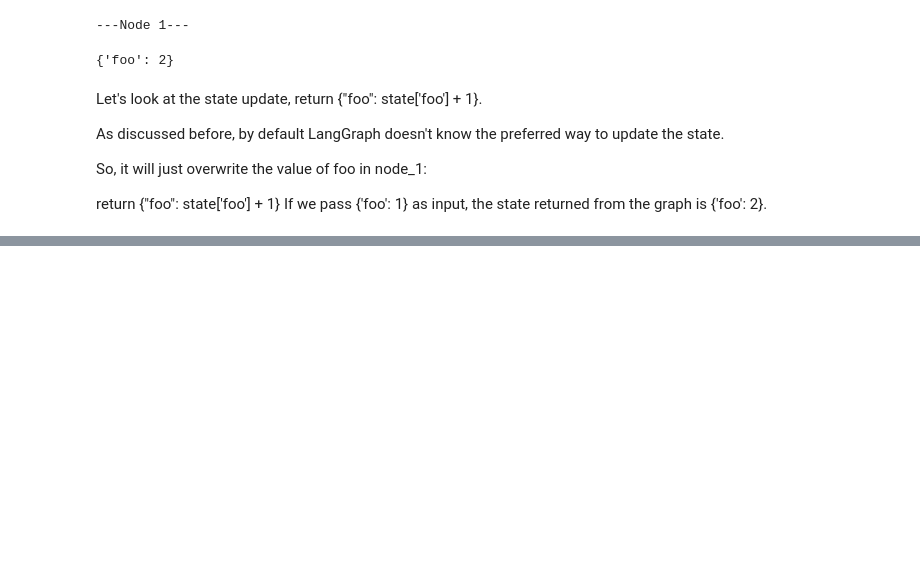
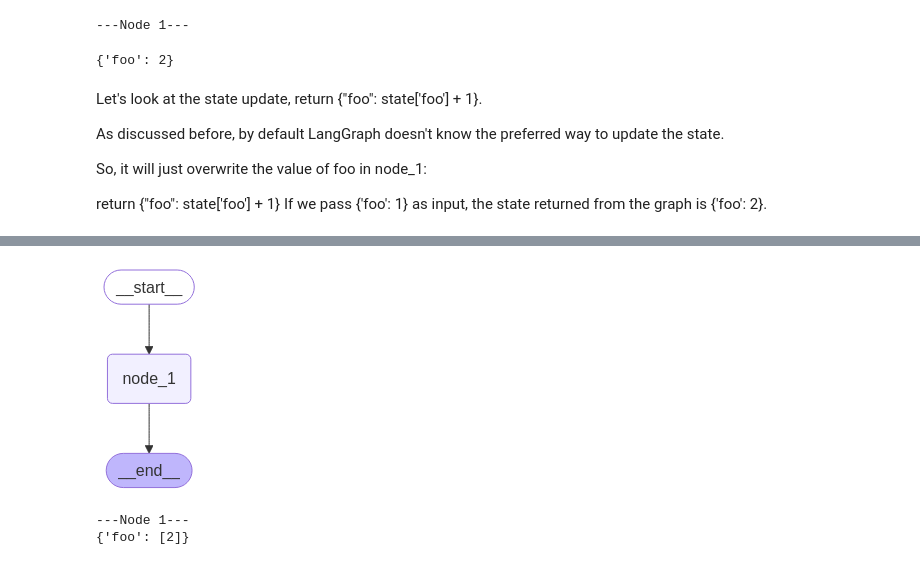
Before and after one commit to chayansraj/Agentic-RAG-with-evalution-Langchain, a Jupyter notebook: state_schema_and_reducer.ipynb, the cells around one changed output, grey strips where cells are left out. Saved outputs shown, nothing was run; the diff lists cells and outputs as text; code cells hidden in the pictures; blank space fills up the shorter version.

```diff
--- a/state_schema_and_reducer.ipynb
+++ b/state_schema_and_reducer.ipynb
@@ -261,0 +449,23 @@ If we pass {'foo': 1} as input, the state returned from the graph is {'foo': 2}.
+# %%
+def node_1(state):
+    print("---Node 1---")
+    return {"foo": [2]}
+
+# Build graph
+builder = StateGraph(DefaultState)
+builder.add_node("node_1", node_1)
+
+# Logic
+builder.add_edge(START, "node_1")
+builder.add_edge("node_1", END)
+
+# Add
+graph = builder.compile()
+
+# View
+display(Image(graph.get_graph().draw_mermaid_png()))
+
+try:
+    print(graph.invoke({"foo" : None}))
+except TypeError as e:
+    print(f"TypeError occurred: {e}")
@@ -261,0 +475,25 @@ If we pass {'foo': 1} as input, the state returned from the graph is {'foo': 2}.
+# %%
+# Now, try with our custom reducer. We can see that no error is thrown.
+
+# Build graph
+builder = StateGraph(CustomReducerState)
+builder.add_node("node_1", node_1)
+
+# Logic
+builder.add_edge(START, "node_1")
+builder.add_edge("node_1", END)
+
+# Add
+graph = builder.compile()
+
+# View
+display(Image(graph.get_graph().draw_mermaid_png()))
+
+try:
+    print(graph.invoke({"foo" : None}))
+except TypeError as e:
+    print(f"TypeError occurred: {e}")
+# %% [output]
+[figure, added]
+---Node 1---
+{'foo': [2]}
```
Also changed, not shown: parts of 10 cells of this notebook.
